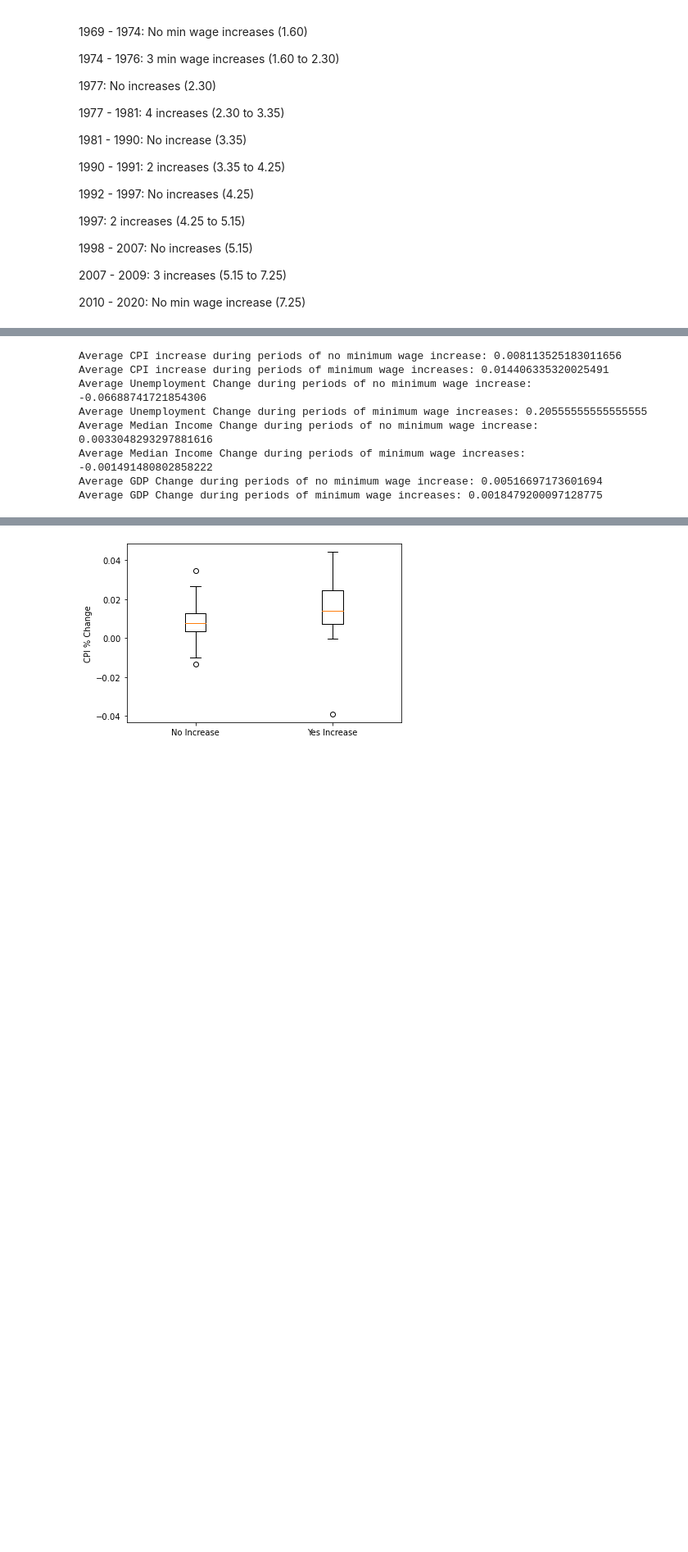
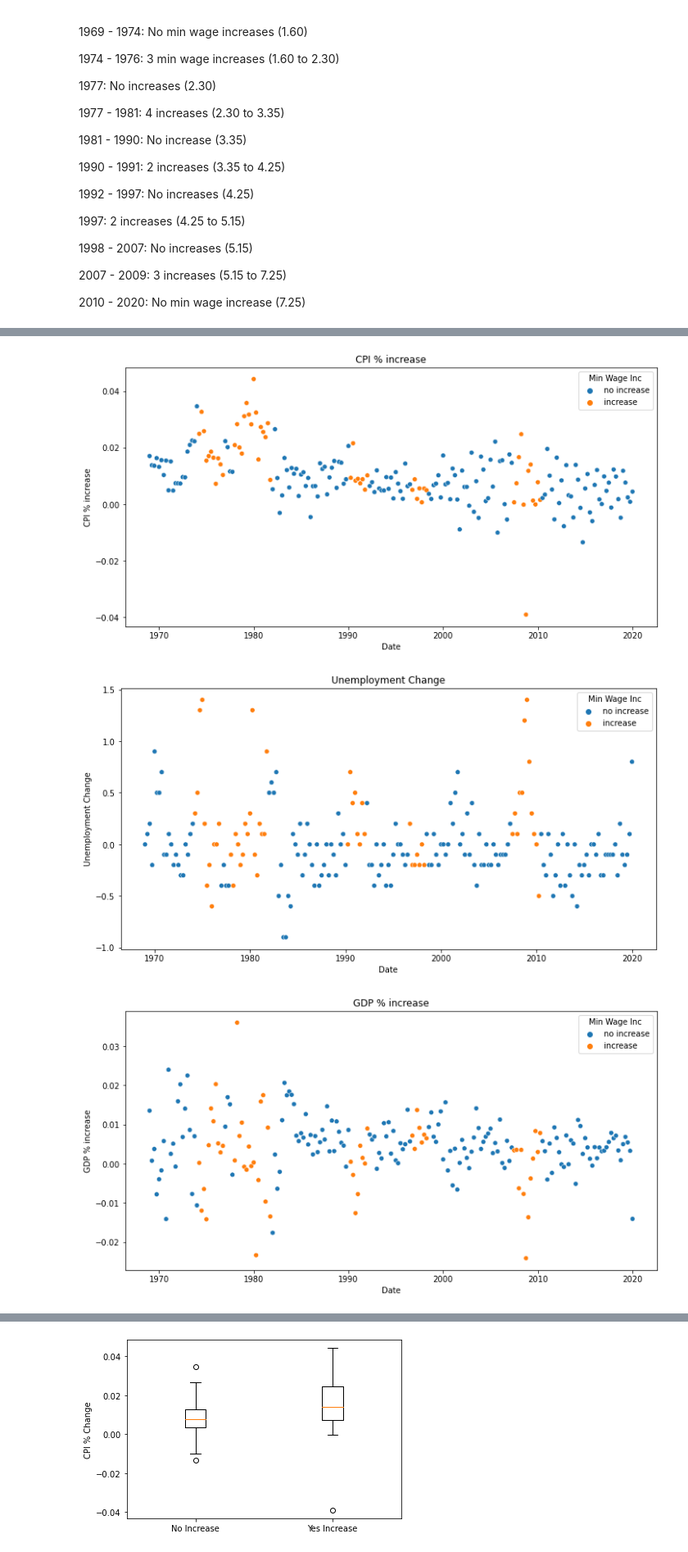
Before and after one commit to drewc77/Capstone-3, a Jupyter notebook: Capstone 3 Notebook.ipynb, the cells around one changed output, grey strips where cells are left out. Shown: that part at 82% size. Saved outputs shown, nothing was run; the diff lists cells and outputs as text; code cells hidden in the pictures; blank space fills up the shorter version.

```diff
--- a/Capstone 3 Notebook.ipynb
+++ b/Capstone 3 Notebook.ipynb
@@ -356,8 +325,0 @@ df_5 = df.loc[164:]
-# %%
-df_temp_list = [df_1, df_2, df_3, df_4, df_5]
-for item in df_temp_list:
-    plt.plot(item['Date'], item['Min Wage'])
-    plt.xlabel('Date')
-    plt.ylabel('Min Wage($)')
-    plt.title('Federal Minimum Wage Over Time')
-    plt.show()
@@ -504,13 +391,0 @@ for item in df_list:
-# %%
-num = 0
-
-for item in df_list:
-    num += 1
-    plt.plot(item['Date'], item['GDP % increase'])
-    plt.xlabel('Date')
-    plt.ylabel('GDP % increase')
-    if num % 2 == 0:
-        plt.title('Period During/After Min Wage Increase')
-    else:
-        plt.title('No Min Wage Increase')
-    plt.show()
@@ -529,15 +391,0 @@ for item in df_list:
-# %%
-num = 0
-
-for item in df_list:
-    num += 1
-    if num ==1:
-        continue
-    plt.plot(item['Date'], item['Med inc % increase'])
-    plt.xlabel('Date')
-    plt.ylabel('Median Income Change')
-    if num % 2 == 0:
-        plt.title('Period During/After Min Wage Increase')
-    else:
-        plt.title('No Min Wage Increase')
-    plt.show()
@@ -555,21 +392,12 @@ for item in df_list:
-# %%
-print('Average CPI increase during periods of no minimum wage increase:', no_increase['CPI % increase'].mean())
-print('Average CPI increase during periods of minimum wage increases:', increase['CPI % increase'].mean())
-
-print('Average Unemployment Change during periods of no minimum wage increase:', no_increase['Unemployment Change'].mean())
-print('Average Unemployment Change during periods of minimum wage increases:', increase['Unemployment Change'].mean())
-
-print('Average Median Income Change during periods of no minimum wage increase:', no_increase['Med inc % increase'].mean())
-print('Average Median Income Change during periods of minimum wage increases:', increase['Med inc % increase'].mean())
-
-print('Average GDP Change during periods of no minimum wage increase:', no_increase['GDP % increase'].mean())
-print('Average GDP Change during periods of minimum wage increases:', increase['GDP % increase'].mean())
-# %% [output]
-Average CPI increase during periods of no minimum wage increase: 0.008113525183011656
-Average CPI increase during periods of minimum wage increases: 0.014406335320025491
-Average Unemployment Change during periods of no minimum wage increase: -0.06688741721854306
-Average Unemployment Change during periods of minimum wage increases: 0.20555555555555555
-Average Median Income Change during periods of no minimum wage increase: 0.0033048293297881616
-Average Median Income Change during periods of minimum wage increases: -0.001491480802858222
-Average GDP Change during periods of no minimum wage increase: 0.00516697173601694
-Average GDP Change during periods of minimum wage increases: 0.0018479200097128775
+# %%
+change_cols = ['CPI % increase', 'Unemployment Change', 'GDP % increase', 'Med inc % increase' ]
+
+for item in change_cols:
+    plt.figure(figsize = (12, 6))
+    plt.title(item)
+    sns.scatterplot(data = df, x='Date', y=item , hue = 'Min Wage Inc')
+    plt.show()
+# %% [output]
+[figure, added]
+[figure, added]
+[figure, added]
```
Also changed, not shown: parts of 56 cells of this notebook.
